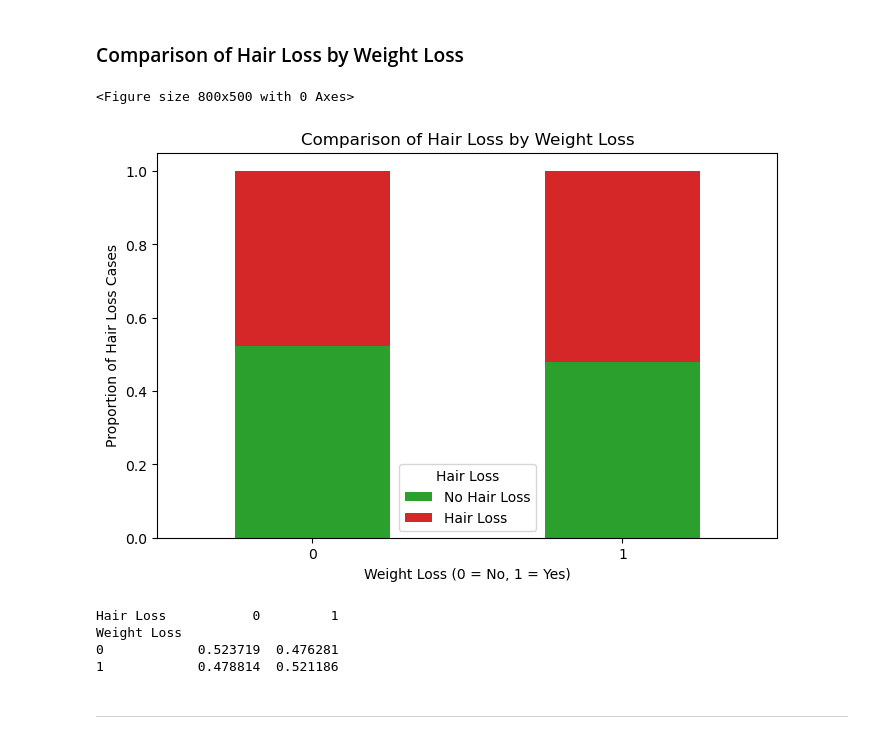
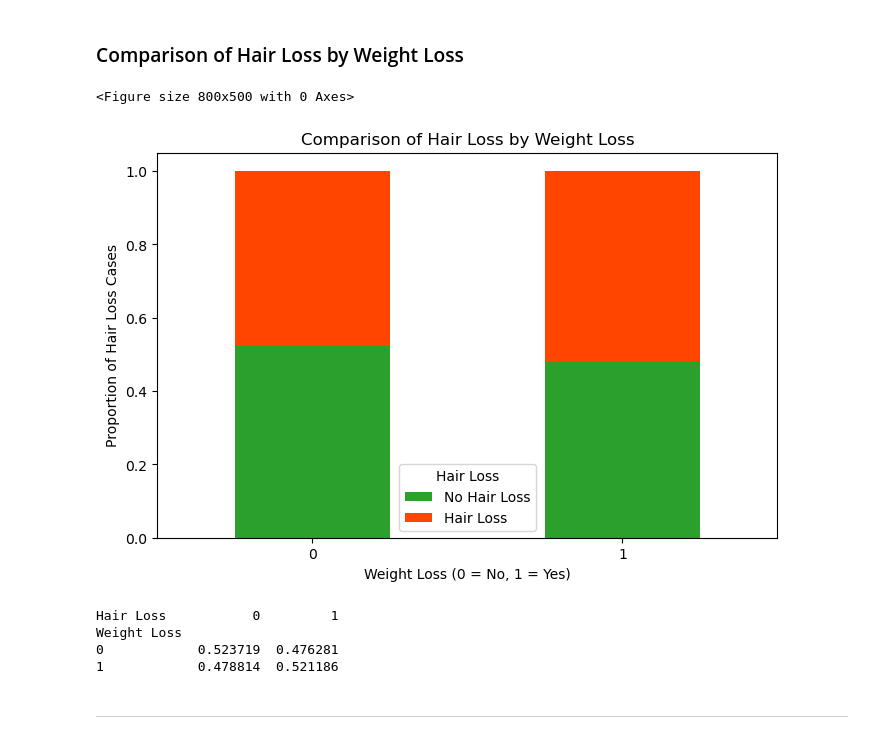
Before and after one commit to alekson-code/PredictHairFall_Final_AA, a Jupyter notebook: PredictHairFall_Final_AA.ipynb, the cells around one changed output. Saved outputs shown, nothing was run; the diff lists cells and outputs as text; code cells hidden in the pictures.

```diff
--- a/PredictHairFall_Final_AA.ipynb
+++ b/PredictHairFall_Final_AA.ipynb
@@ -107,25 +121,25 @@ Smoking
 # %%
 #Compute the percentage of hair loss occurrences for Weight Loss vs No Weight Loss
 Weight_Loss_hairloss = df.groupby("Weight Loss")["Hair Loss"].value_counts(normalize=True).unstack()
 
-custom_colors = ["#2ca02c", "#d62728"]  # Green for No Hair Loss, Red for Hair Loss
+custom_colors = ["#2ca02c", "#FF4500"]  # Green for No Hair Loss, Red for Hair Loss
 
 # Plot the relationship
 plt.figure(figsize=(8, 5))
 Weight_Loss_hairloss.plot(kind='bar', stacked=True, color=custom_colors, figsize=(8,5))
 #Weight_Loss_hairloss.plot(kind='bar', stacked=True, colormap="coolwarm", figsize=(8,5))
 plt.title("Comparison of Hair Loss by Weight Loss")
 plt.xlabel("Weight Loss (0 = No, 1 = Yes)")
 plt.ylabel("Proportion of Hair Loss Cases")
 plt.legend(title="Hair Loss", labels=["No Hair Loss", "Hair Loss"])
 plt.xticks(rotation=0)
 plt.show()
 
 # Display numerical summary
 print(Weight_Loss_hairloss)
 # %% [output]
 <Figure size 800x500 with 0 Axes>
-[figure, old version]
+[figure, new version]
 Hair Loss           0         1
 Weight Loss
 0            0.523719  0.476281
```
Also changed, not shown: parts of 3 cells of this notebook.
